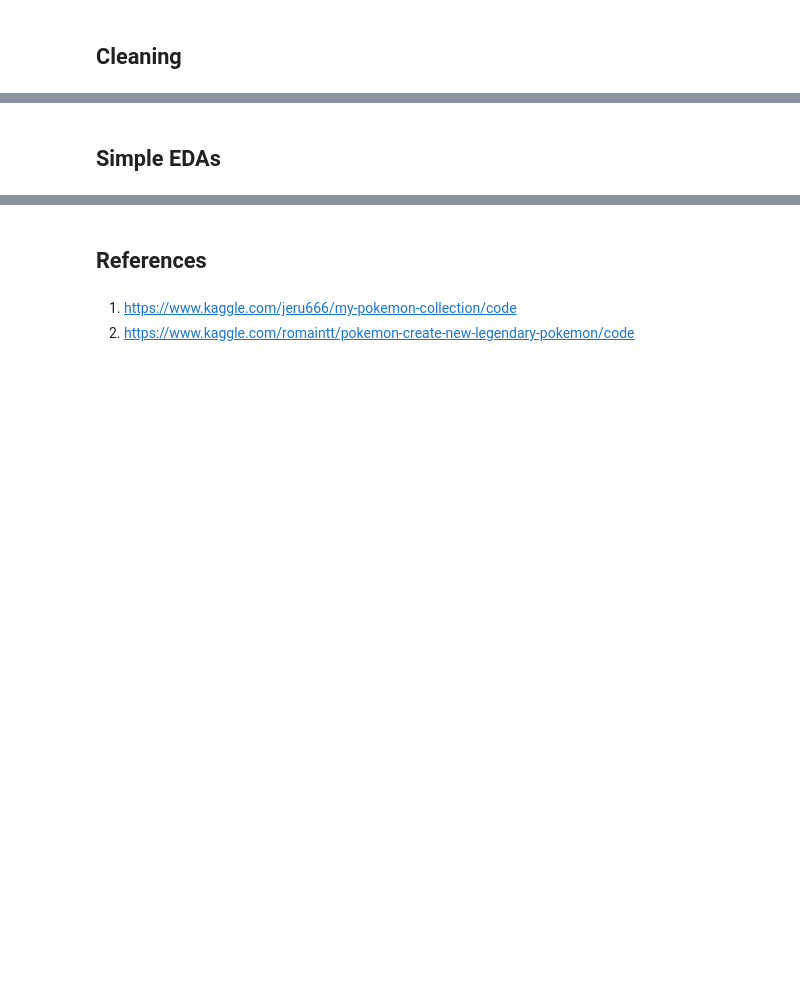
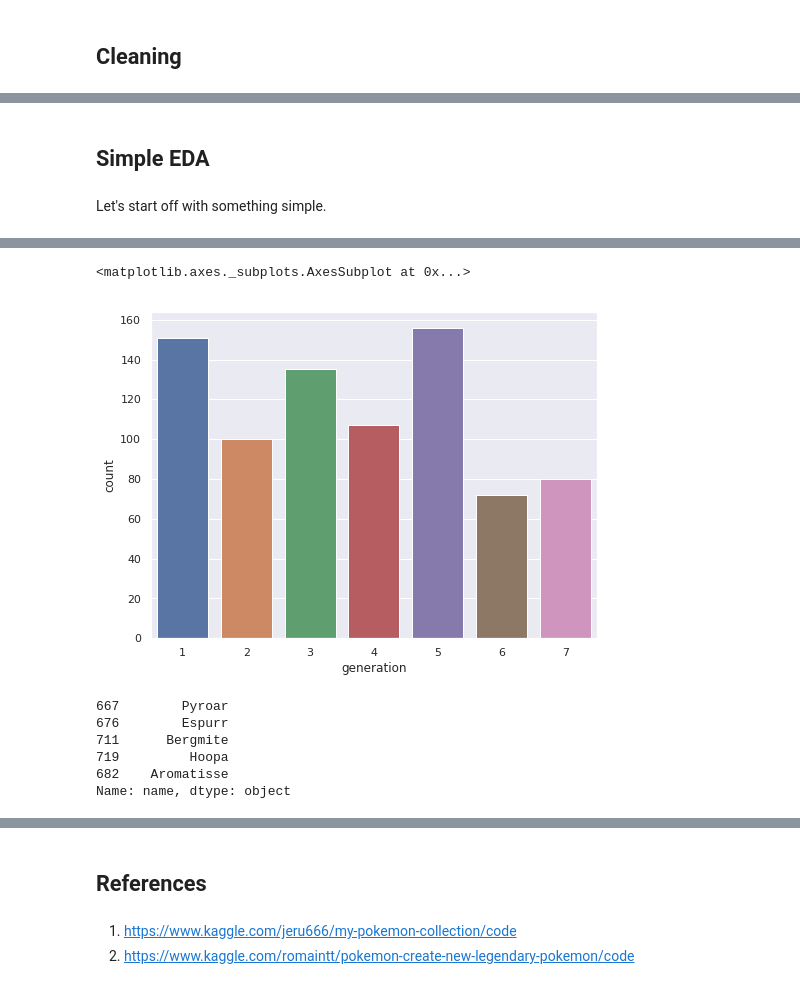
Before and after one commit to jinyeom/leuchtturm, a Jupyter notebook: Pokedex Analysis/Pokedex Analysis.ipynb, the cells around one changed output, grey strips where cells are left out. Saved outputs shown, nothing was run; the diff lists cells and outputs as text; code cells hidden in the pictures; blank space fills up the shorter version.

```diff
--- a/Pokedex Analysis/Pokedex Analysis.ipynb
+++ b/Pokedex Analysis/Pokedex Analysis.ipynb
@@ -108,12 +146,9 @@ df.describe()
 # %% [markdown]
-## Simple EDAs
+## Simple EDA
+# %% [markdown]
+Let's start off with something simple.
 # %%
 # let's look at how many Pokemons are introduced in each generation
-fig1, ax1 = plt.subplots(dpi=100)
-ax1.set_title("Unique Pokemon counts in each generation")
-ax1.set_xlabel("generation")
-ax1.set_ylabel("count")
-freq = df["generation"].value_counts()
-freq.plot.bar(ax=ax1)
-plt.show()
+plt.figure(figsize=(8, 6))
+sns.countplot(df["generation"])
 # %% [output]
@@ -121,0 +155,13 @@ plt.show()
+<matplotlib.axes._subplots.AxesSubplot at 0x...>
+[figure, added]
+# %%
+# TODO: I have NO idea which pokemons these are, until I see them.
+# utilize the sprites dataset here
+df[df["generation"] == 6]["name"].sample(5)
+# %% [output]
+667        Pyroar
+676        Espurr
+711      Bergmite
+719         Hoopa
+682    Aromatisse
+Name: name, dtype: object
```
Also changed, not shown: parts of 33 cells of this notebook, 2 other files.
